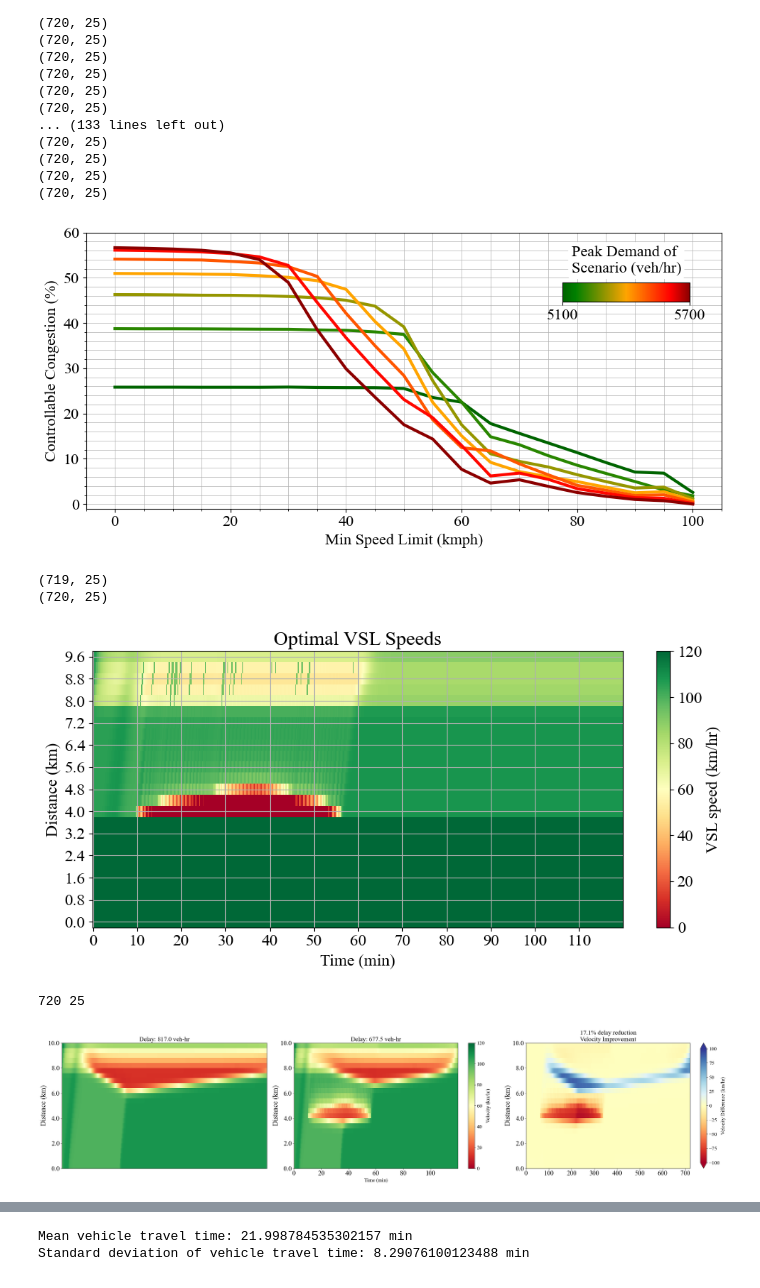
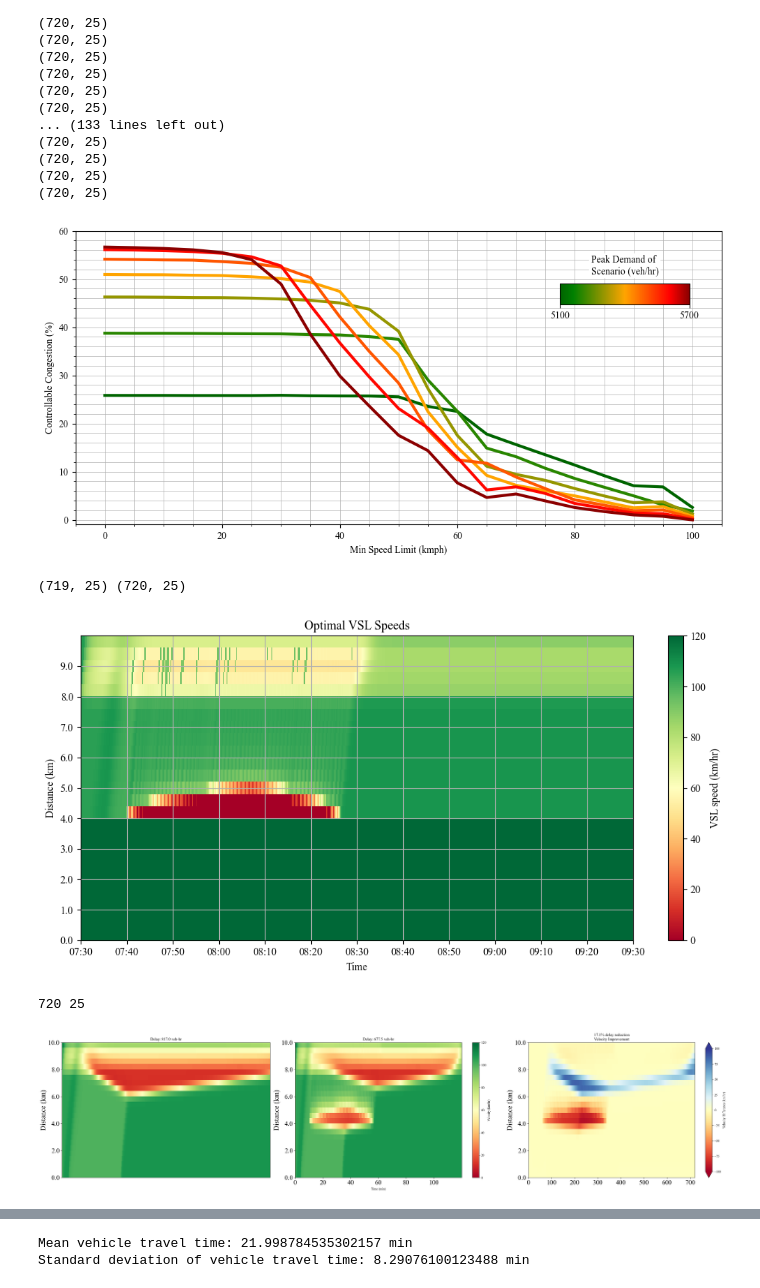
Before and after one commit to srags/mpc-traffic-flow, a Jupyter notebook: experiments/plot_constraints.ipynb, the cells around one changed output, grey strips where cells are left out. Saved outputs shown, nothing was run; the diff lists cells and outputs as text; code cells hidden in the pictures.

Commit message:
Refactor plotting

```diff
--- a/experiments/plot_constraints.ipynb
+++ b/experiments/plot_constraints.ipynb
@@ -354,7 +359,7 @@ elif identifier == "location":
         ymin=-1, ymax=55, colors="r",
         linestyles="dashed", label="Bottleneck")
 
-p[0] = {"ylabel": "Controllable Congestion (%)", "ylim": (-1, 60)}
+p[0].set(ylabel="Controllable Congestion (%)", ylim=(-1, 60))
 
 # -------------------------------------------------------------------
 # Colorbar for demand when using the colormap
@@ -408,17 +413,18 @@ p[0].grid(which="both", linestyle="-", linewidth=0.5)
 # plt.savefig(f"min_speed_limit.png", dpi=300, bbox_inches='tight', pad_inches=0.1)
 p.show()
 # %% [output]
-[figure, old version]
+[figure, new version]
 # %%
 optimal_vsl = np.array(pd.read_csv(REPO_DIR / 'results/synthetic_10km/demand/demand5500.0_duration0.5.csv'))
 optimal_vsl2 = np.array(pd.read_csv(REPO_DIR / 'results/synthetic_10km/min_speedlimit/demand5500/speedlimit0.csv'))
 
 print(optimal_vsl.shape, optimal_vsl2.shape)
-plot_vsls(optimal_vsl2, sim_time, num_segments, i24params['v_free'][0], T=time_step, l=L)
+p = Plotter(1, 1)
+p[0].plot_time_space(optimal_vsl2, load_scenario("i24", "11_30").spec, 7.5, i24params['v_free'].max(), "Optimal VSL Speeds", ("v", "VSL speed (km/hr)"), grid=True)
+p.show()
 plot_nocontrol_control(traffic_demand, downstream_density, optimal_vsl2, sim_lanes, i24params['v_free'][0], T=time_step, l=segment_len, plot_p=False, plot_q=False, params=i24params)
 # %% [output]
-(719, 25)
-(720, 25)
+(719, 25) (720, 25)
-[figure, old version]
+[figure, new version]
 720 25
-[figure, old version]
+[figure, new version]
```
Also changed, not shown: parts of 4 cells of this notebook, 22 other files.
